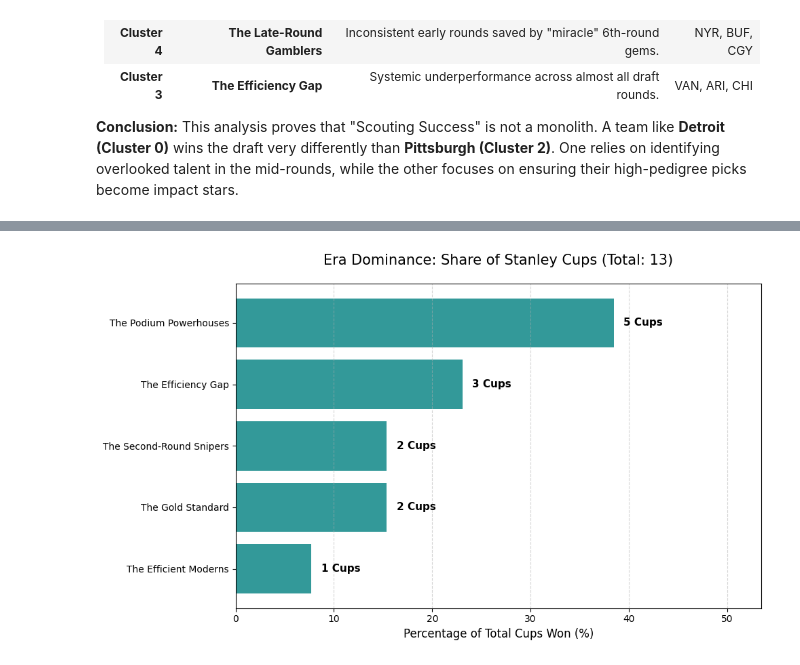
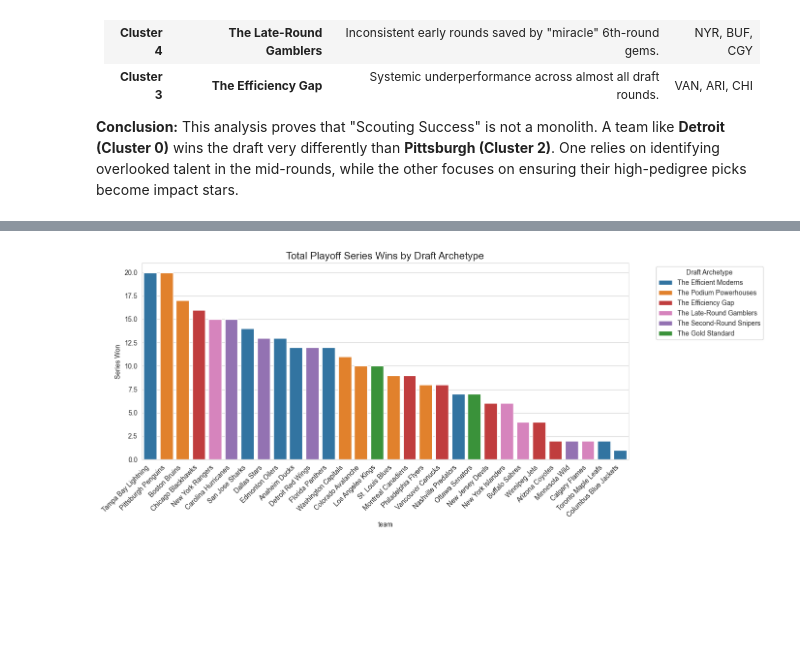
Before and after one commit to vanbrantley/nhl-draft-analysis, a Jupyter notebook: notebooks/03_findings.ipynb, the cells around one changed output, grey strips where cells are left out. Saved outputs shown, nothing was run; the diff lists cells and outputs as text; code cells hidden in the pictures; blank space fills up the shorter version.

```diff
--- a/notebooks/03_findings.ipynb
+++ b/notebooks/03_findings.ipynb
@@ -334,14 +310,14 @@ An initial test of $k=4$ grouped dominant franchises like the **LA Kings** with
 
 **We selected $k=6$ as the final model to provide a more nuanced and accurate "Scouting DNA" map.**
 # %%
-# Finalize k=6
-kmeans_6 = KMeans(n_clusters=6, random_state=42, n_init=10)
-analysis_df_6 = master_df.copy()
-analysis_df_6['Cluster'] = kmeans_6.fit_predict(scaled_df)
+# Run k means with 6 clusters
+kmeans = KMeans(n_clusters=6, random_state=42, n_init=10)
+analysis_df = master_df.copy()
+analysis_df['Cluster'] = kmeans.fit_predict(scaled_df)
 
 # Output the team lists for the final narrative
-print("--- FINAL NHL SCOUTING ARCHETYPES (k=6) ---")
+print("--- FINAL NHL SCOUTING ARCHETYPES ---")
 for i in range(6):
-    team_list = analysis_df_6[analysis_df_6['Cluster'] == i].index.tolist()
+    team_list = analysis_df[analysis_df['Cluster'] == i].index.tolist()
     print(f"\nCluster {i} ({len(team_list)} teams): {', '.join(team_list)}")
 # %% [output]
@@ -521,35 +507,29 @@ clusters_to_merge['Archetype'] = clusters_to_merge['Cluster'].map(archetype_map)
 # %%
-# 1. Filter for absolute winners only
-cup_winners_df = team_performance[team_performance['Playoff_Result'] == 'Won Stanley Cup Final'].copy()
+# Playoff Series Wins (The "Sustained Success" View)
+sns.set_style("whitegrid")
 
-# 2. Merge with your bridge to get Archetypes
-cup_winners_merged = pd.merge(cup_winners_df, clusters_to_merge[['Abbr', 'Archetype']], on='Abbr')
+# Define static color mapping for your archetypes
+archetype_colors = {
+    'The Gold Standard': '#2ca02c',      # Green
+    'The Efficient Moderns': '#1f77b4',   # Blue
+    'The Podium Powerhouses': '#ff7f0e', # Orange
+    'The Second-Round Snipers': '#9467bd', # Purple
+    'The Late-Round Gamblers': '#e377c2', # Pink
+    'The Efficiency Gap': '#d62728'       # Red
+}
 
-# 3. Aggregate the counts
-cup_stats = cup_winners_merged.groupby('Archetype').size().reset_index(name='Cups_Count')
-total_cups = cup_stats['Cups_Count'].sum()
+plt.figure(figsize=(14, 6))
+series_plot = sns.barplot(
+    data=final_df.sort_values('series_wins', ascending=False),
+    x='team', y='series_wins', hue='Archetype',
+    palette=archetype_colors
+)
 
-# 4. Calculate Share for the X-axis
-cup_stats['Share'] = (cup_stats['Cups_Count'] / total_cups) * 100
-cup_stats = cup_stats.sort_values('Share', ascending=True)
-
-# 5. Plotting
-plt.figure(figsize=(10, 6))
-bars = plt.barh(cup_stats['Archetype'], cup_stats['Share'], color='teal', alpha=0.8)
-
-# Add the count of Cups on the end of the bars
-for i, bar in enumerate(bars):
-    # Get the actual count for this specific bar's archetype
-    actual_cups = cup_stats.iloc[i]['Cups_Count']
-    plt.text(bar.get_width() + 1, bar.get_y() + bar.get_height()/2,
-             f'{int(actual_cups)} Cups', va='center', fontweight='bold', fontsize=11)
-
-plt.title(f'Era Dominance: Share of Stanley Cups (Total: {total_cups})', fontsize=15, pad=20)
-plt.xlabel('Percentage of Total Cups Won (%)', fontsize=12)
-plt.xlim(0, max(cup_stats['Share']) + 15) # Buffer for labels
-plt.grid(axis='x', linestyle='--', alpha=0.5)
-
+plt.title('Total Playoff Series Wins by Draft Archetype', fontsize=15)
+plt.xticks(rotation=45, ha='right')
+plt.ylabel('Series Won')
+plt.legend(title='Draft Archetype', bbox_to_anchor=(1.05, 1), loc='upper left')
 plt.tight_layout()
 plt.show()
 # %% [output]
-[figure, old version]
+[figure, new version]
```
Also changed, not shown: parts of 39 cells of this notebook, 4 other files.
